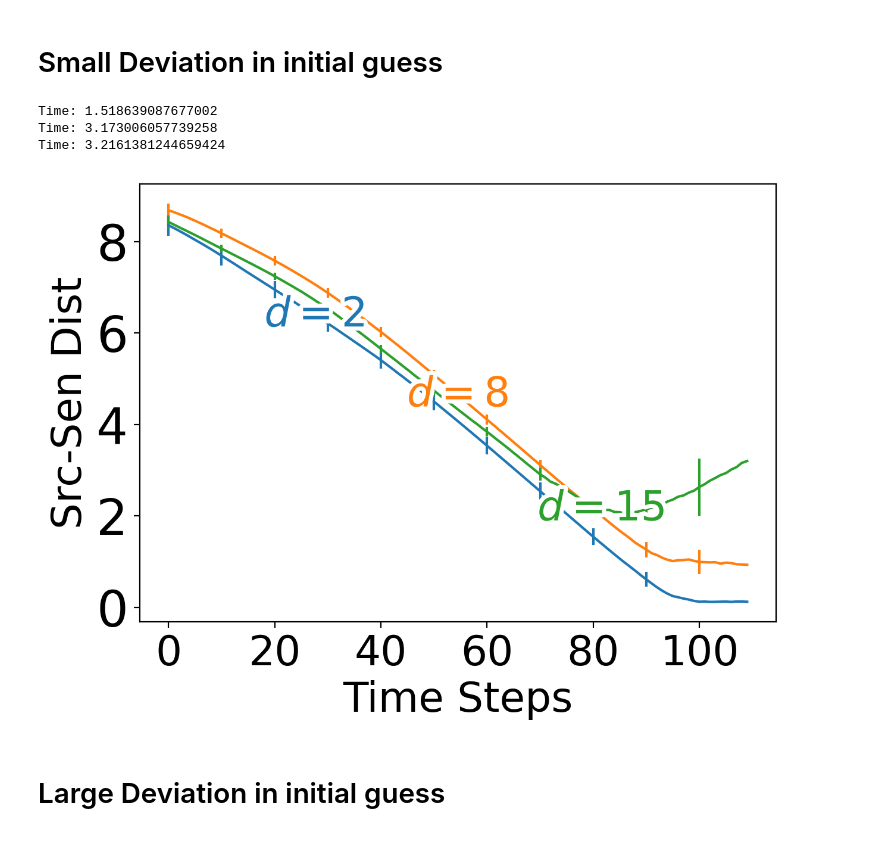
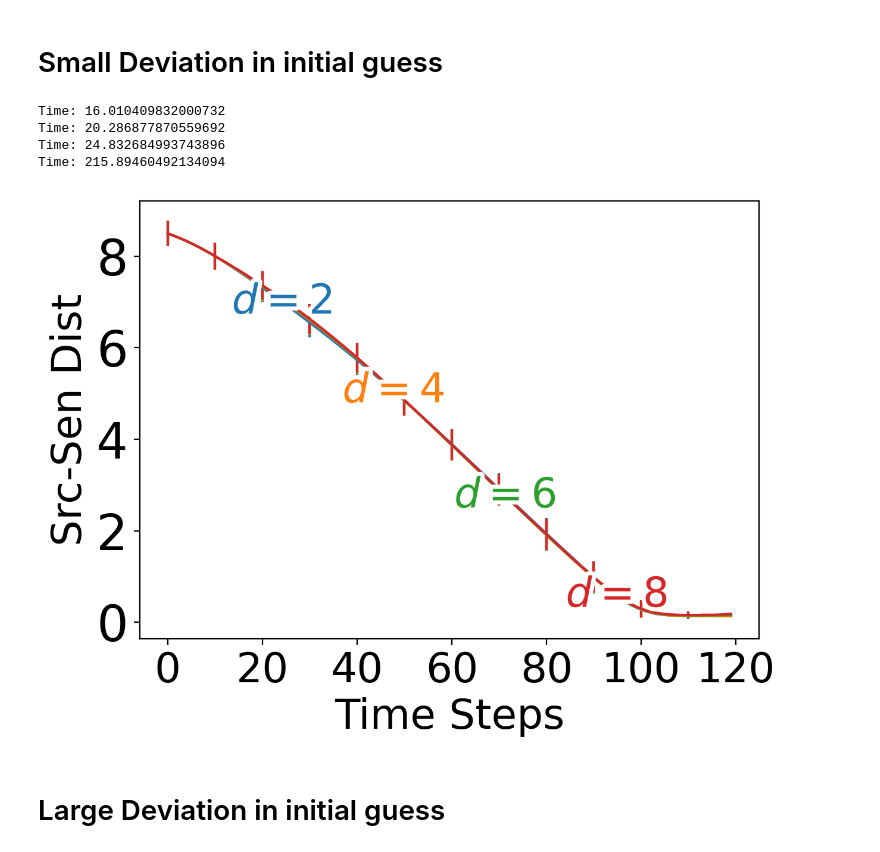
Before and after one commit to lina-robotics-lab/fim_track, a Jupyter notebook: Notebooks/The effect of network connectivity.ipynb, the cells around one changed output. Saved outputs shown, nothing was run; the diff lists cells and outputs as text; code cells hidden in the pictures.

```diff
--- a/Notebooks/The effect of network connectivity.ipynb
+++ b/Notebooks/The effect of network connectivity.ipynb
@@ -238,37 +235,34 @@ def distributed_main(N_trails,N_sen,N_iter,network_degree,qhat_0,consensus_est=T
 # %% [markdown]
 # Small Deviation in initial guess
 # %%
-network_degrees = [2,8,15]
-# network_degrees = [2,4,8,10]
-# network_degrees = [20]
-N_trails = 5
+network_degrees = [2,4,6,8]
+N_trails = 100
 N_iter=150
-n_sen=20
+n_sen=10
 data={}
 
-qhat_0 = np.array([4,4])
-
-
-np.random.seed(SEED)
+qhat_0 = np.array([5,5])
 
 for d in network_degrees:
+    np.random.seed(SEED)
     data[d] = distributed_main(N_trails,n_sen,N_iter,network_degree = d,qhat_0=qhat_0)
 # %% [output]
-Time: 1.518639087677002
-Time: 3.173006057739258
-Time: 3.2161381244659424
+Time: 16.010409832000732
+Time: 20.286877870559692
+Time: 24.832684993743896
+Time: 215.89460492134094
 # %%
-filepath = "../Data/Connectivity_DSmall.pkl".format(deviation)
+filepath = "../Data/Connectivity_DSmall.pkl"
 with open(filepath,'wb') as file:
     pkl.dump(data,file)
 # %%
 '''Plotting'''
 
-filepath = "../Data/Connectivity_DSmall.pkl".format(deviation)
+filepath = "../Data/Connectivity_DSmall.pkl"
 with open(filepath,'rb') as file:
     data=pkl.load(file)
 
-t_end = 110
+t_end = 120
 plt.figure(dpi=200)
 for name,d in data.items():
     ps = np.array(d['p'])[:,:t_end,:,:]
@@ -291,35 +285,35 @@ for name,d in data.items():
 lines = plt.gca().get_lines()
 
 labelLines(plt.gca().get_lines(), zorder=2.5,align=False,fontsize=25)
 
 # labelLines(lines[1:], yoffsets=0.01, align=True, backgroundcolor="none")
 
 # labelLines(plt.gca().get_lines()[:3], zorder=2.5,align=False,fontsize=25)
 
 # l1 = lines[-1]
 # labelLine(
 #     l1,
 #     100,
 #     label=r'$v_{src}<0.1$',
 #     ha="left",
 #     va="bottom",
 #     align=False,
 #     backgroundcolor="none",
 #     yoffset = -1.1,
 #     fontsize = 25
 # )
 
 plt.ylabel('Src-Sen Dist',fontsize=25)
 plt.xlabel('Time Steps',fontsize=25)
     # plt.legend(ncol =1 ,fontsize=15)
 plt.xticks(fontsize = 25)
 plt.yticks(fontsize = 30)
 
 plt.tight_layout()
-plt.savefig('../Figures/Connectivity_DSmall.png'.format(deviation))
+plt.savefig('../Figures/Connectivity_DSmall.png')
 plt.show()
 # %% [output]
-[figure, old version]
+[figure, new version]
 # %% [markdown]
 # Large Deviation in initial guess
 # %%
```
Also changed, not shown: parts of 10 cells of this notebook.
